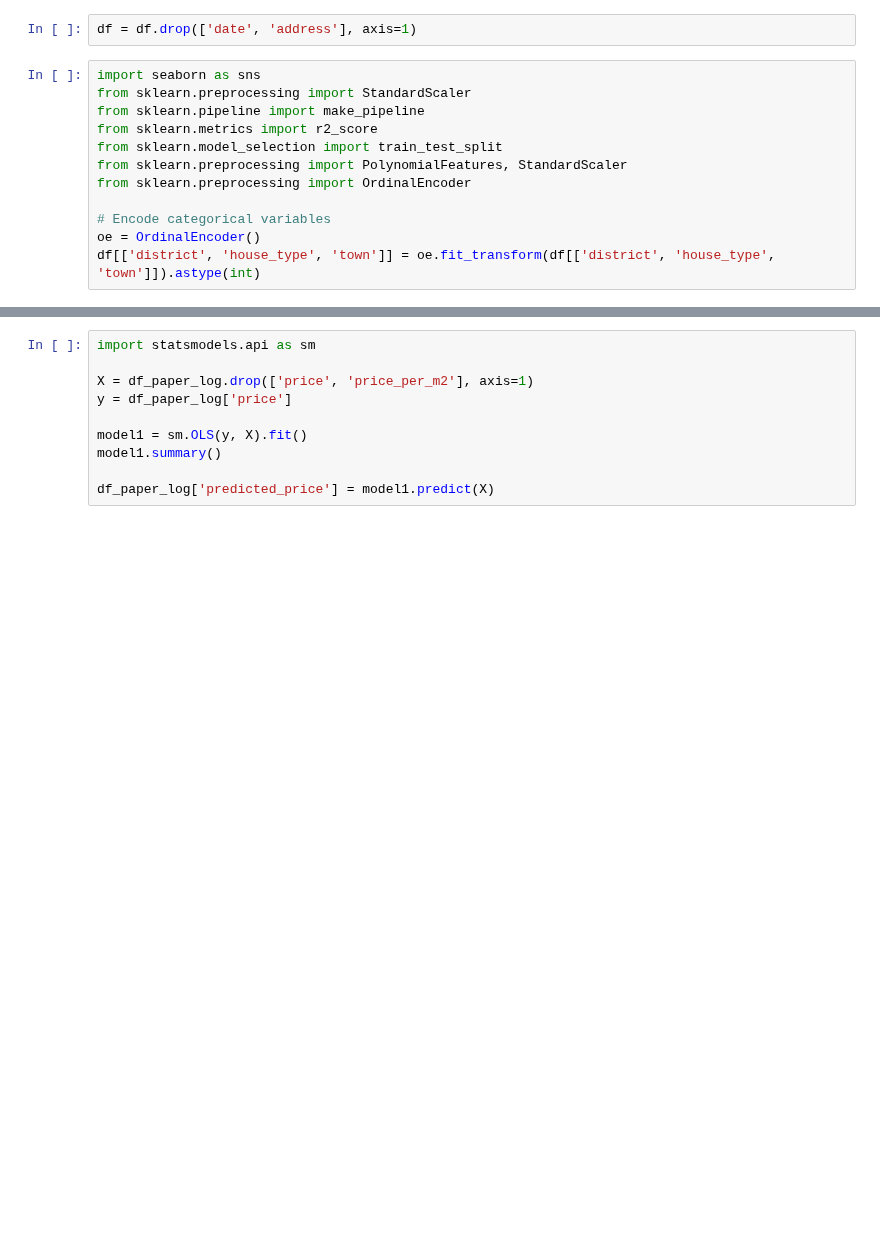
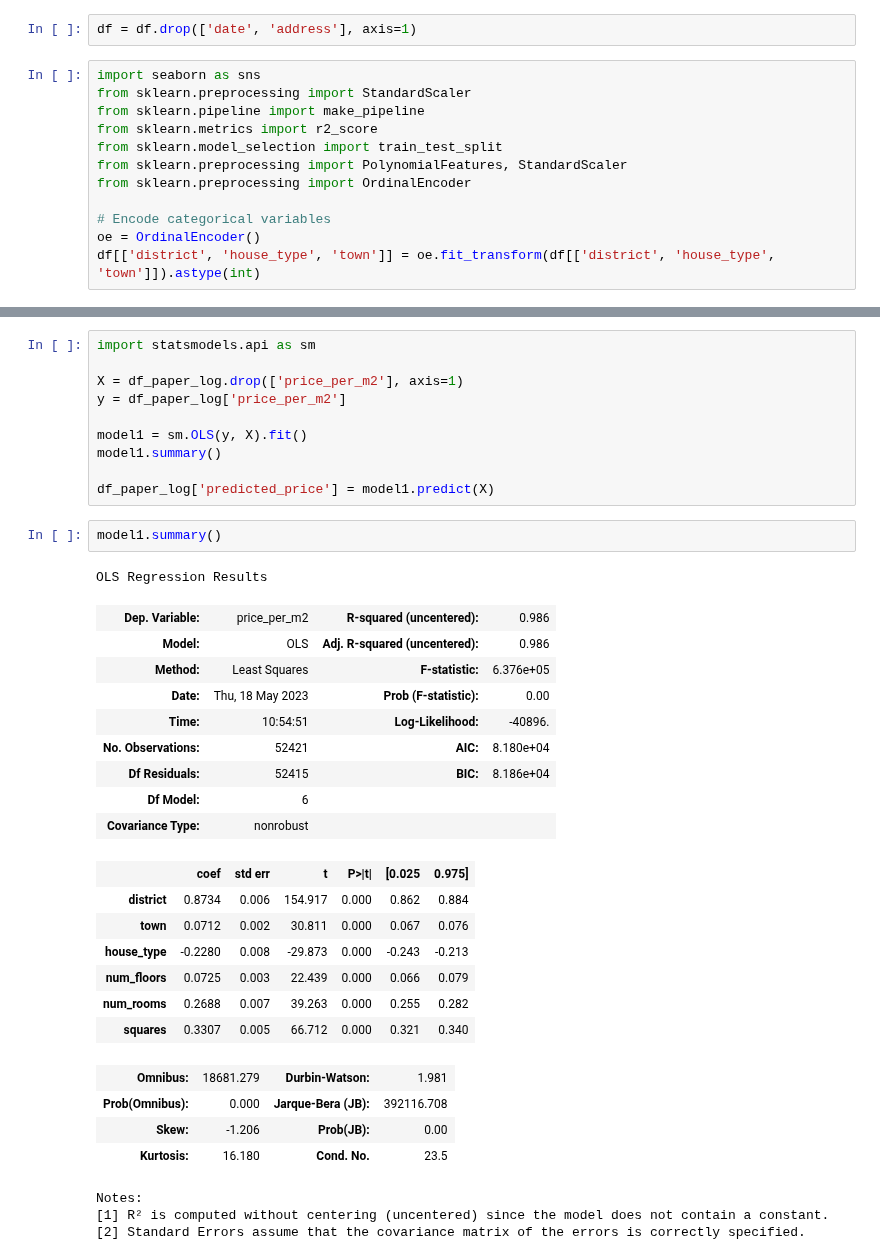
Before and after one commit to TienDat57/Project-DV, a Jupyter notebook: notebook/Question6.ipynb, the cells around one changed output, grey strips where cells are left out. Drawn from its saved outputs; the diff is of its cells as text; blank space fills up the shorter version.

```diff
--- a/notebook/Question6.ipynb
+++ b/notebook/Question6.ipynb
@@ -47,11 +47,38 @@ plt.show()
 # %%
 import statsmodels.api as sm
 
-X = df_paper_log.drop(['price', 'price_per_m2'], axis=1)
-y = df_paper_log['price']
+X = df_paper_log.drop(['price_per_m2'], axis=1)
+y = df_paper_log['price_per_m2']
 
 model1 = sm.OLS(y, X).fit()
 model1.summary()
 
 df_paper_log['predicted_price'] = model1.predict(X)
+# %%
+model1.summary()
+# %% [output]
+OLS Regression Results
+| Dep. Variable: | price_per_m2 | R-squared (uncentered): | 0.986 |
+| Model: | OLS | Adj. R-squared (uncentered): | 0.986 |
+| Method: | Least Squares | F-statistic: | 6.376e+05 |
+| Date: | Thu, 18 May 2023 | Prob (F-statistic): | 0.00 |
+| Time: | 10:54:51 | Log-Likelihood: | -40896. |
+| No. Observations: | 52421 | AIC: | 8.180e+04 |
+| Df Residuals: | 52415 | BIC: | 8.186e+04 |
+| Df Model: | 6 |  |  |
+| Covariance Type: | nonrobust |  |  |
+|  | coef | std err | t | P>|t| | [0.025 | 0.975] |
+| district | 0.8734 | 0.006 | 154.917 | 0.000 | 0.862 | 0.884 |
+| town | 0.0712 | 0.002 | 30.811 | 0.000 | 0.067 | 0.076 |
+| house_type | -0.2280 | 0.008 | -29.873 | 0.000 | -0.243 | -0.213 |
+| num_floors | 0.0725 | 0.003 | 22.439 | 0.000 | 0.066 | 0.079 |
+| num_rooms | 0.2688 | 0.007 | 39.263 | 0.000 | 0.255 | 0.282 |
+| squares | 0.3307 | 0.005 | 66.712 | 0.000 | 0.321 | 0.340 |
+| Omnibus: | 18681.279 | Durbin-Watson: | 1.981 |
+| Prob(Omnibus): | 0.000 | Jarque-Bera (JB): | 392116.708 |
+| Skew: | -1.206 | Prob(JB): | 0.00 |
+| Kurtosis: | 16.180 | Cond. No. | 23.5 |
+Notes:
+[1] R² is computed without centering (uncentered) since the model does not contain a constant.
+[2] Standard Errors assume that the covariance matrix of the errors is correctly specified.
 # %%
```
Also changed, not shown: parts of 3 cells of this notebook, 2 other files.
